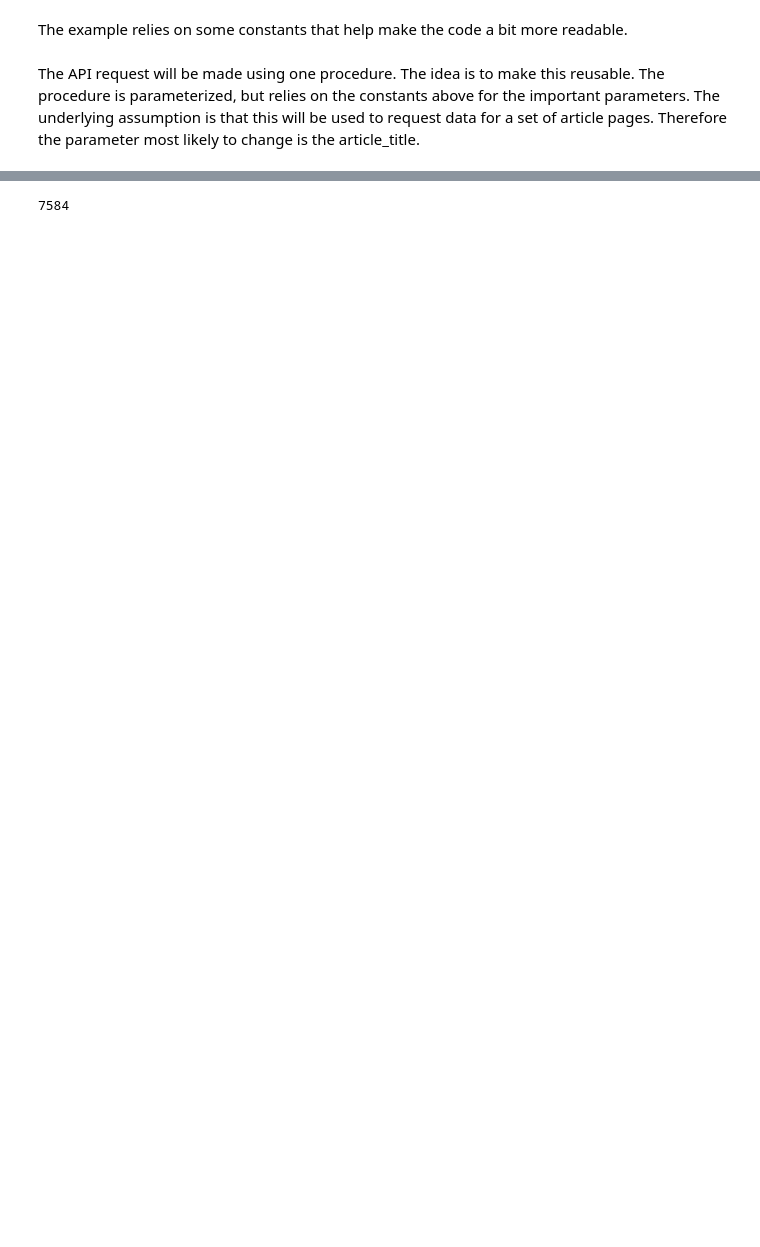
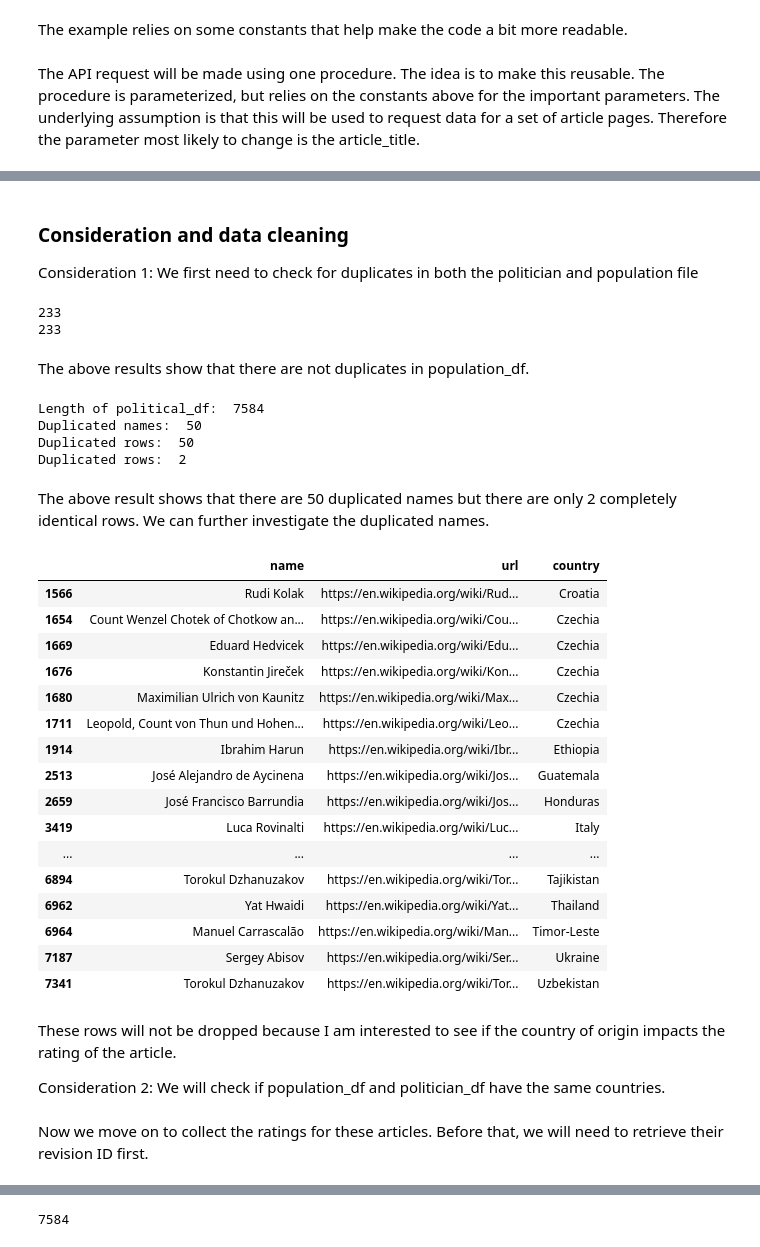
Before and after one commit to Kirsteenng/Human-Centered-Design, a Jupyter notebook: data-512-homework_2/HW2.ipynb, the cells around one changed output, grey strips where cells are left out. Cells and saved outputs as stored; diff of their text form; code cells hidden in the pictures; blank space fills up the shorter version.

```diff
--- a/data-512-homework_2/HW2.ipynb
+++ b/data-512-homework_2/HW2.ipynb
@@ -139,0 +131,46 @@ ARTICLE_TITLES[0]
+# %% [markdown]
+### Consideration and data cleaning
+Consideration 1: We first need to check for duplicates in both the politician and population file
+# %%
+print(len(population_df))
+print(len(population_df.drop_duplicates()))
+# %% [output]
+233
+233
+# %% [markdown]
+The above results show that there are not duplicates in population_df.
+# %%
+print('Length of political_df: ', len(politician_df))
+print('Duplicated names: ', len(politician_df) - len(politician_df.drop_duplicates('name')))
+print('Duplicated rows: ',  len(politician_df) - len(politician_df.drop_duplicates()))
+# %% [output]
+Length of political_df:  7584
+Duplicated names:  50
+Duplicated rows:  50
+Duplicated rows:  2
+# %% [markdown]
+The above result shows that there are 50 duplicated names but there are only 2 completely identical rows. We can further investigate the duplicated names.
+# %%
+politician_df[politician_df.duplicated(subset = 'name')]
+# %% [output]
+|  | name | url | country |
+| 1566 | Rudi Kolak | https://en.wikipedia.org/wiki/Rud... | Croatia |
+| 1654 | Count Wenzel Chotek of Chotkow an... | https://en.wikipedia.org/wiki/Cou... | Czechia |
+| 1669 | Eduard Hedvicek | https://en.wikipedia.org/wiki/Edu... | Czechia |
+| 1676 | Konstantin Jireček | https://en.wikipedia.org/wiki/Kon... | Czechia |
+| 1680 | Maximilian Ulrich von Kaunitz | https://en.wikipedia.org/wiki/Max... | Czechia |
+| 1711 | Leopold, Count von Thun und Hohen... | https://en.wikipedia.org/wiki/Leo... | Czechia |
+| 1914 | Ibrahim Harun | https://en.wikipedia.org/wiki/Ibr... | Ethiopia |
+| 2513 | José Alejandro de Aycinena | https://en.wikipedia.org/wiki/Jos... | Guatemala |
+| 2659 | José Francisco Barrundia | https://en.wikipedia.org/wiki/Jos... | Honduras |
+| 3419 | Luca Rovinalti | https://en.wikipedia.org/wiki/Luc... | Italy |
+| ... | ... | ... | ... |
+| 6894 | Torokul Dzhanuzakov | https://en.wikipedia.org/wiki/Tor... | Tajikistan |
+| 6962 | Yat Hwaidi | https://en.wikipedia.org/wiki/Yat... | Thailand |
+| 6964 | Manuel Carrascalão | https://en.wikipedia.org/wiki/Man... | Timor-Leste |
+| 7187 | Sergey Abisov | https://en.wikipedia.org/wiki/Ser... | Ukraine |
+| 7341 | Torokul Dzhanuzakov | https://en.wikipedia.org/wiki/Tor... | Uzbekistan |
+# %% [markdown]
+These rows will not be dropped because I am interested to see if the country of origin impacts the rating of the article.
+
+Consideration 2: We will check if population_df and politician_df have the same countries.
@@ -139,0 +182,2 @@ ARTICLE_TITLES[0]
+# %% [markdown]
+Now we move on to collect the ratings for these articles. Before that, we will need to retrieve their revision ID first.
```
Also changed, not shown: parts of 40 cells of this notebook, 2 other files.
